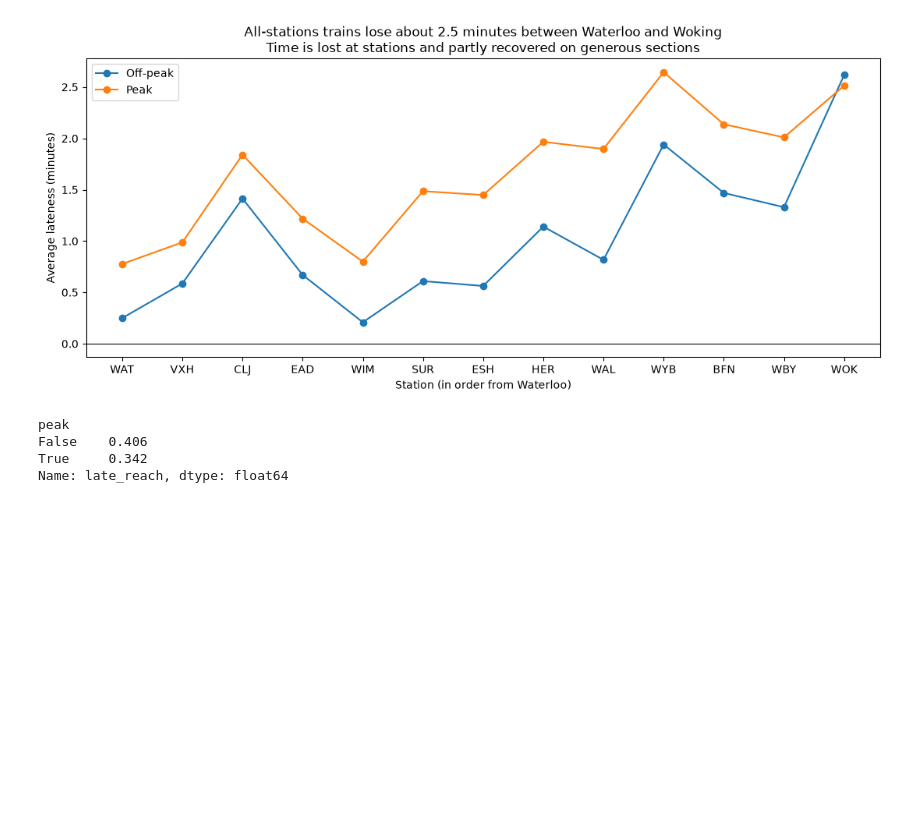
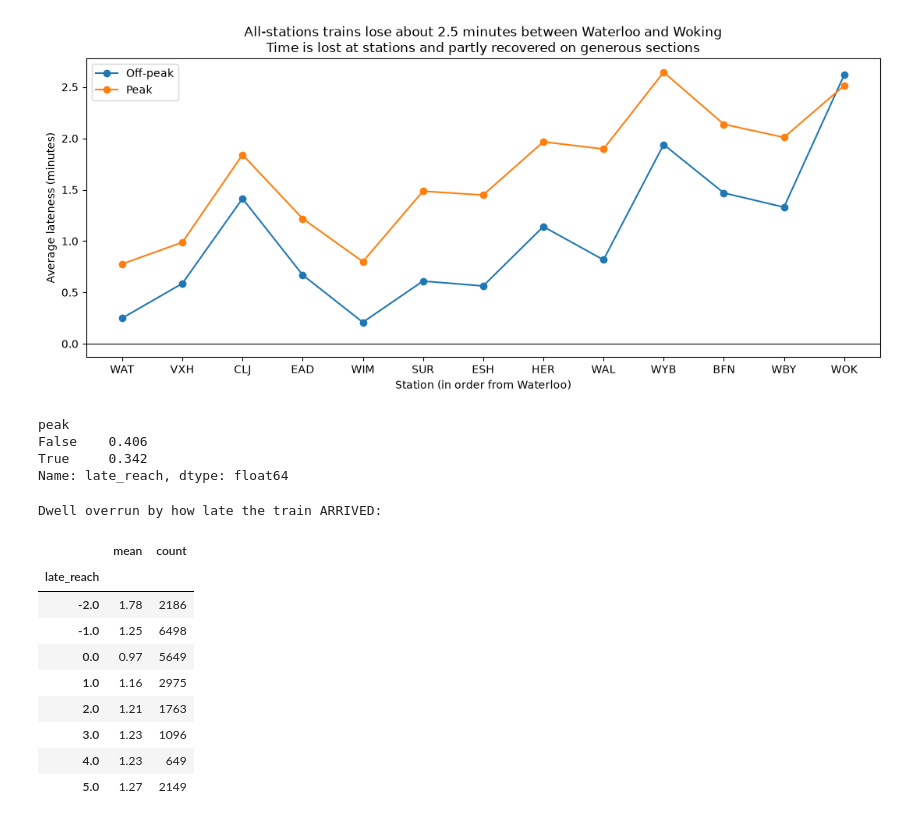
Before and after one commit to SAMUELAY1/railway-timetable-runtime-simulation, a Jupyter notebook: docs/notebook:01_explore.ipynb, the cells around one changed output. Cells and saved outputs as stored; diff of their text form; code cells hidden in the pictures; blank space fills up the shorter version.

```diff
--- a/docs/notebook:01_explore.ipynb
+++ b/docs/notebook:01_explore.ipynb
@@ -256,3 +256,23 @@ peak
 False    0.406
 True     0.342
 Name: late_reach, dtype: float64
+# %%
+from runtime_sim.simulate import load_stopping_sections
+
+stopping = load_stopping_sections()
+
+arrival = stopping["late_reach"].clip(-2, 5)
+print("Dwell overrun by how late the train ARRIVED:")
+stopping.groupby(arrival)["dwell_delay_at_to"].agg(["mean", "count"]).round(2)
+# %% [output]
+Dwell overrun by how late the train ARRIVED:
+|  | mean | count |
+| late_reach |  |  |
+| -2.0 | 1.78 | 2186 |
+| -1.0 | 1.25 | 6498 |
+| 0.0 | 0.97 | 5649 |
+| 1.0 | 1.16 | 2975 |
+| 2.0 | 1.21 | 1763 |
+| 3.0 | 1.23 | 1096 |
+| 4.0 | 1.23 | 649 |
+| 5.0 | 1.27 | 2149 |
```
Also changed, not shown: parts of 1 cell of this notebook, 2 other files.
